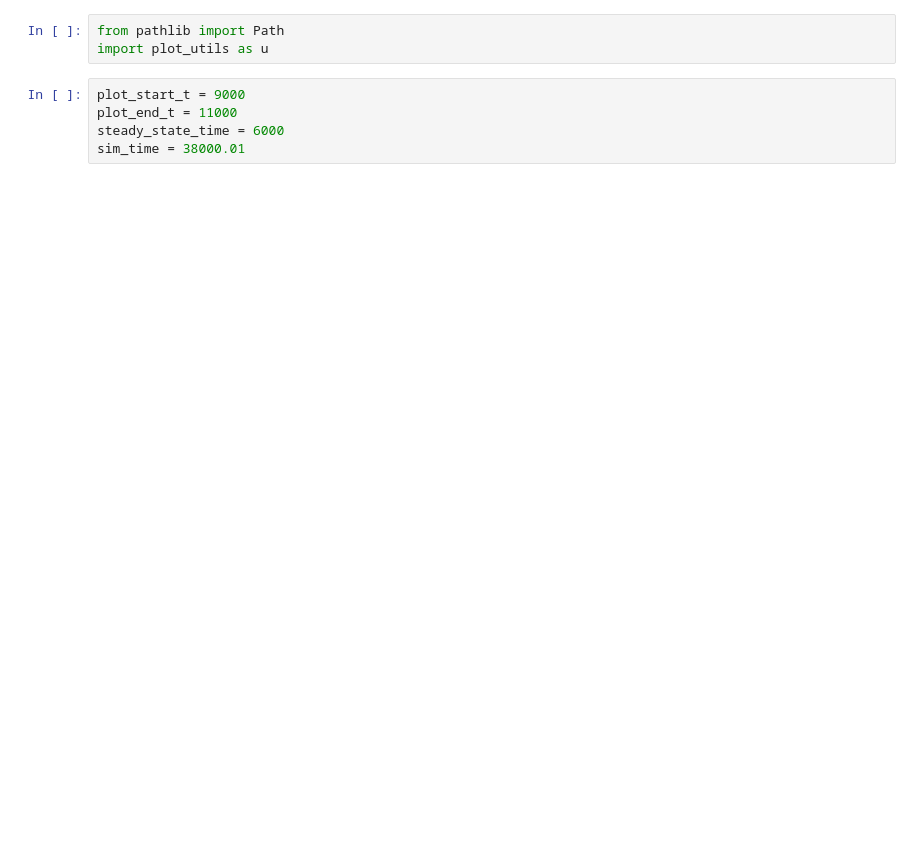
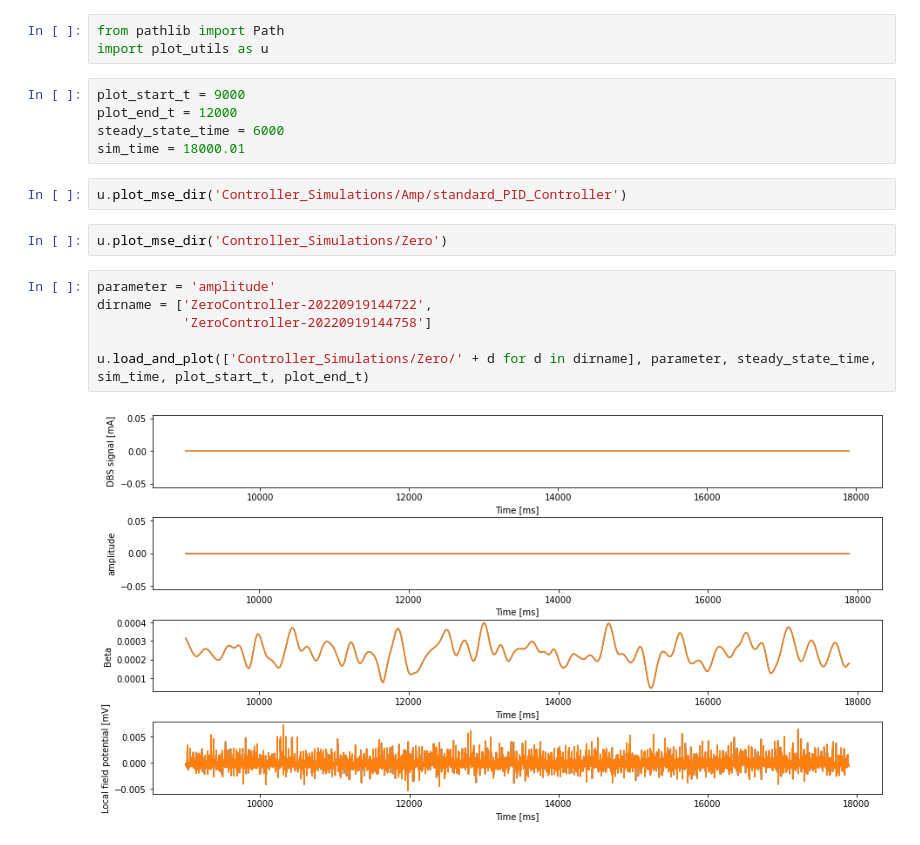
Before and after one commit to silvanx/CBG_Model_Fleming, a Jupyter notebook: Cortex_BasalGanglia_DBS_model/Simulation_Output_Results/plot_results.ipynb, the cells around one changed output. Saved outputs shown, nothing was run; the diff lists cells and outputs as text; blank space fills up the shorter version.

```diff
--- a/Cortex_BasalGanglia_DBS_model/Simulation_Output_Results/plot_results.ipynb
+++ b/Cortex_BasalGanglia_DBS_model/Simulation_Output_Results/plot_results.ipynb
@@ -3,6 +3,18 @@ from pathlib import Path
 import plot_utils as u
 # %%
 plot_start_t = 9000
-plot_end_t = 11000
+plot_end_t = 12000
 steady_state_time = 6000
-sim_time = 38000.01
+sim_time = 18000.01
+# %%
+u.plot_mse_dir('Controller_Simulations/Amp/standard_PID_Controller')
+# %%
+u.plot_mse_dir('Controller_Simulations/Zero')
+# %%
+parameter = 'amplitude'
+dirname = ['ZeroController-20220919144722',
+           'ZeroController-20220919144758']
+
+u.load_and_plot(['Controller_Simulations/Zero/' + d for d in dirname], parameter, steady_state_time, sim_time, plot_start_t, plot_end_t)
+# %% [output]
+[figure, added]
```
Also changed, not shown: parts of 5 cells of this notebook, 1 other file.
